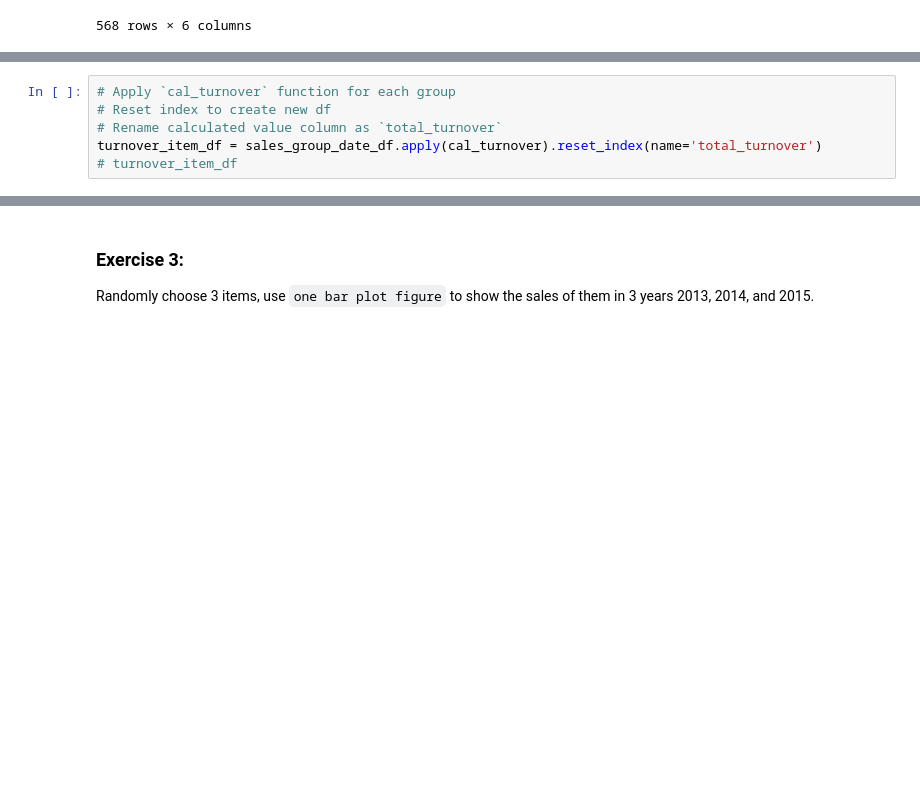
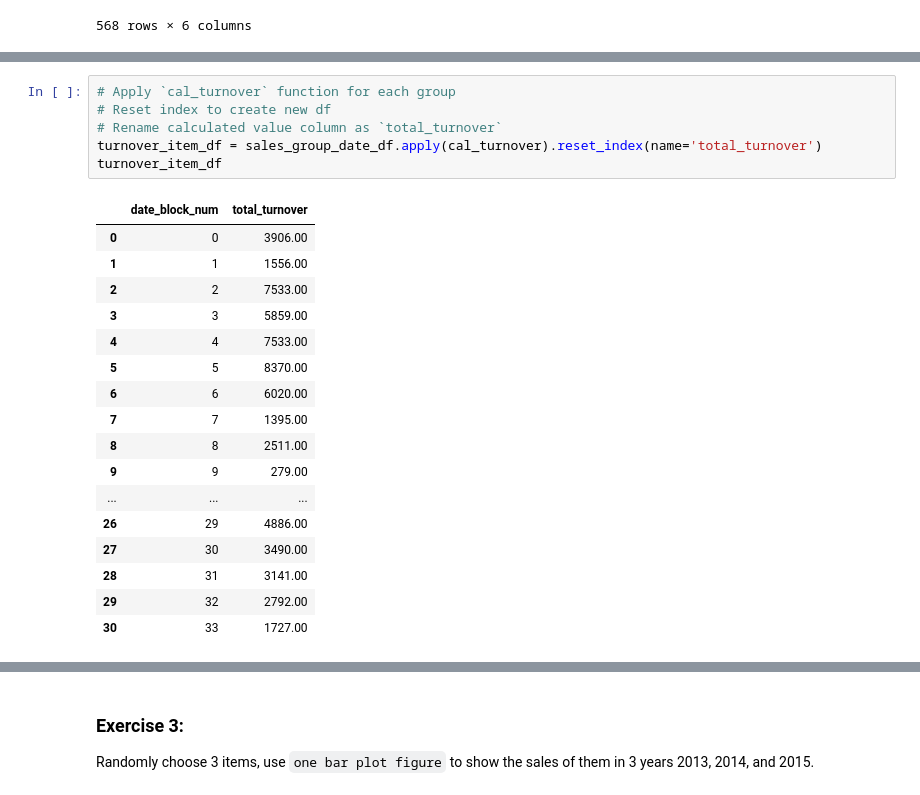
Before and after one commit to MinhHuuNguyen/mci-python, a Jupyter notebook: python_lv1/lectures/5_matplotlib_intro_solution.ipynb, the cells around one changed output, grey strips where cells are left out. Saved outputs shown, nothing was run; the diff lists cells and outputs as text; blank space fills up the shorter version.

```diff
--- a/python_lv1/lectures/5_matplotlib_intro_solution.ipynb
+++ b/python_lv1/lectures/5_matplotlib_intro_solution.ipynb
@@ -145,9 +185,27 @@ sales_item_series = sales_group_date_df.agg({'item_cnt_day': sum}).reset_index()
 # %%
 # Apply `cal_turnover` function for each group
 # Reset index to create new df
 # Rename calculated value column as `total_turnover`
 turnover_item_df = sales_group_date_df.apply(cal_turnover).reset_index(name='total_turnover')
-# turnover_item_df
+turnover_item_df
+# %% [output]
+|  | date_block_num | total_turnover |
+| 0 | 0 | 3906.00 |
+| 1 | 1 | 1556.00 |
+| 2 | 2 | 7533.00 |
+| 3 | 3 | 5859.00 |
+| 4 | 4 | 7533.00 |
+| 5 | 5 | 8370.00 |
+| 6 | 6 | 6020.00 |
+| 7 | 7 | 1395.00 |
+| 8 | 8 | 2511.00 |
+| 9 | 9 | 279.00 |
+| ... | ... | ... |
+| 26 | 29 | 4886.00 |
+| 27 | 30 | 3490.00 |
+| 28 | 31 | 3141.00 |
+| 29 | 32 | 2792.00 |
+| 30 | 33 | 1727.00 |
 # %%
 # Plot the figure
 fig, ax_1 = plt.subplots()
```
Also changed, not shown: parts of 17 cells of this notebook, 5 other files.
